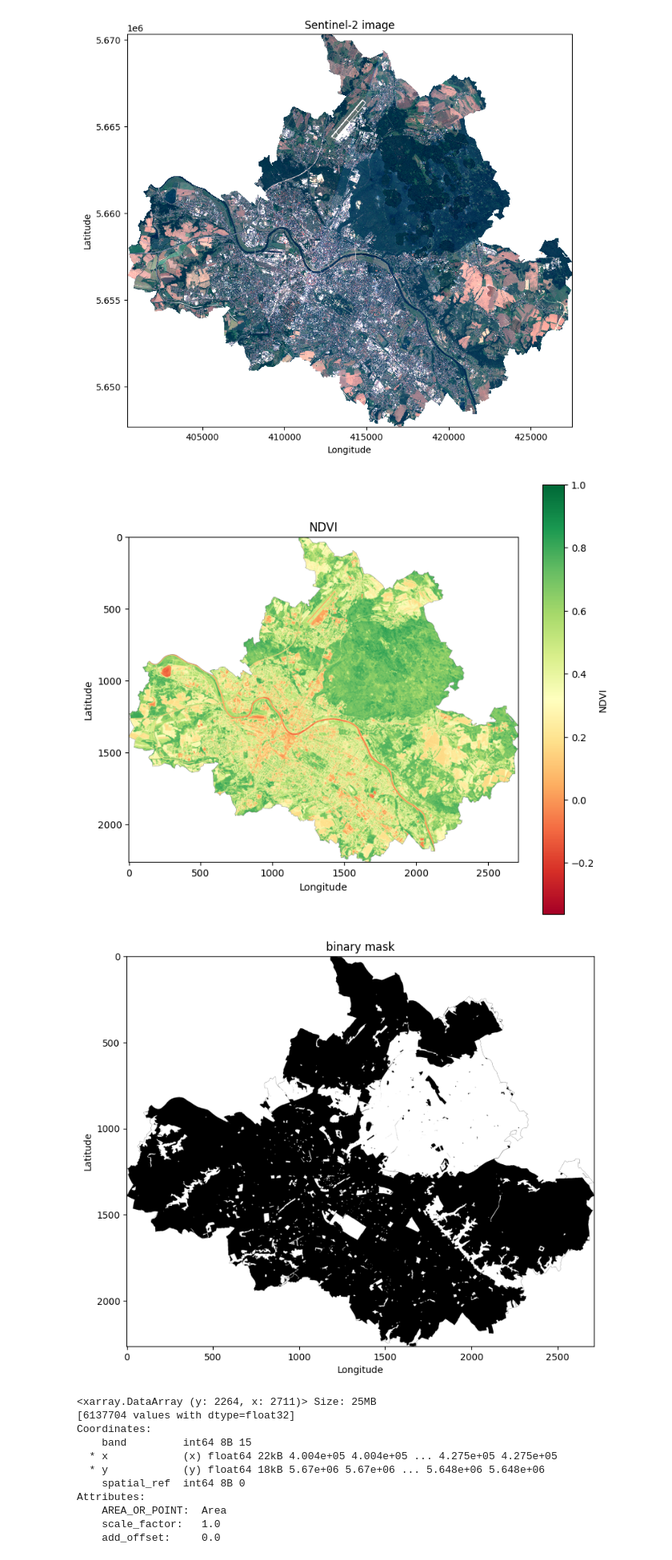
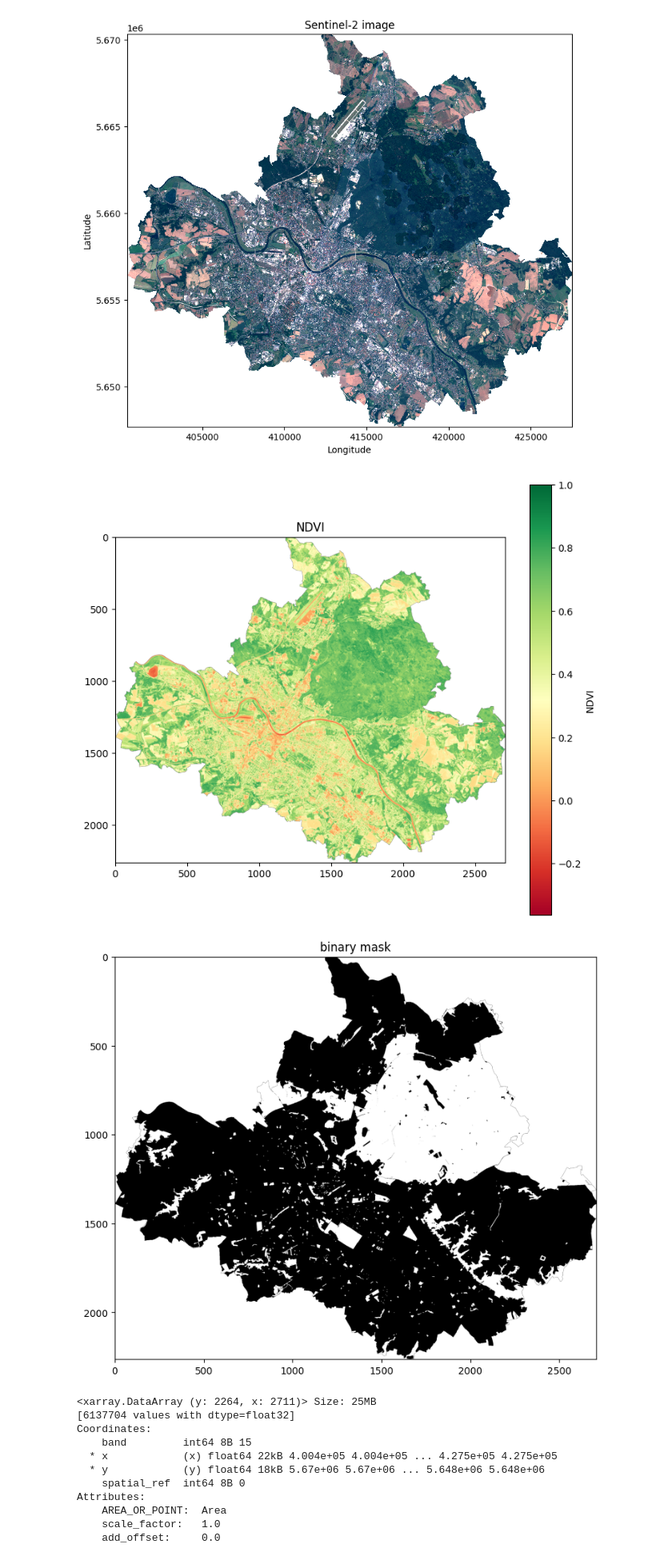
Before and after one commit to japanj/pugs-detection, a Jupyter notebook: notebooks/3_data_processing_satellite_image.ipynb, the cells around one changed output. Shown at 80% size. Saved outputs shown, nothing was run; the diff lists cells and outputs as text; code cells hidden in the pictures.

Commit message:
update figure in satellite image data processing

```diff
--- a/notebooks/3_data_processing_satellite_image.ipynb
+++ b/notebooks/3_data_processing_satellite_image.ipynb
@@ -359,22 +359,18 @@ plt.show()
 plt.figure(figsize=(9, 8))
 plt.imshow(data.sel(band=16), cmap="RdYlGn")
 plt.title("NDVI")
-plt.xlabel("Longitude")
-plt.ylabel("Latitude")
 plt.colorbar(label="NDVI")
 plt.show()
 # %% [output]
-[figure, old version]
+[figure, new version]
 # %%
 # Plot the raster data
 plt.figure(figsize=(9, 8))
 plt.imshow(data.sel(band=14), cmap="gray")
 plt.title("binary mask")
-plt.xlabel("Longitude")
-plt.ylabel("Latitude")
 plt.show()
 # %% [output]
-[figure, old version]
+[figure, new version]
 # %%
 data.sel(band=15)
 # %% [output]
```
Also changed, not shown: parts of 1 cell of this notebook, 1 other file.
